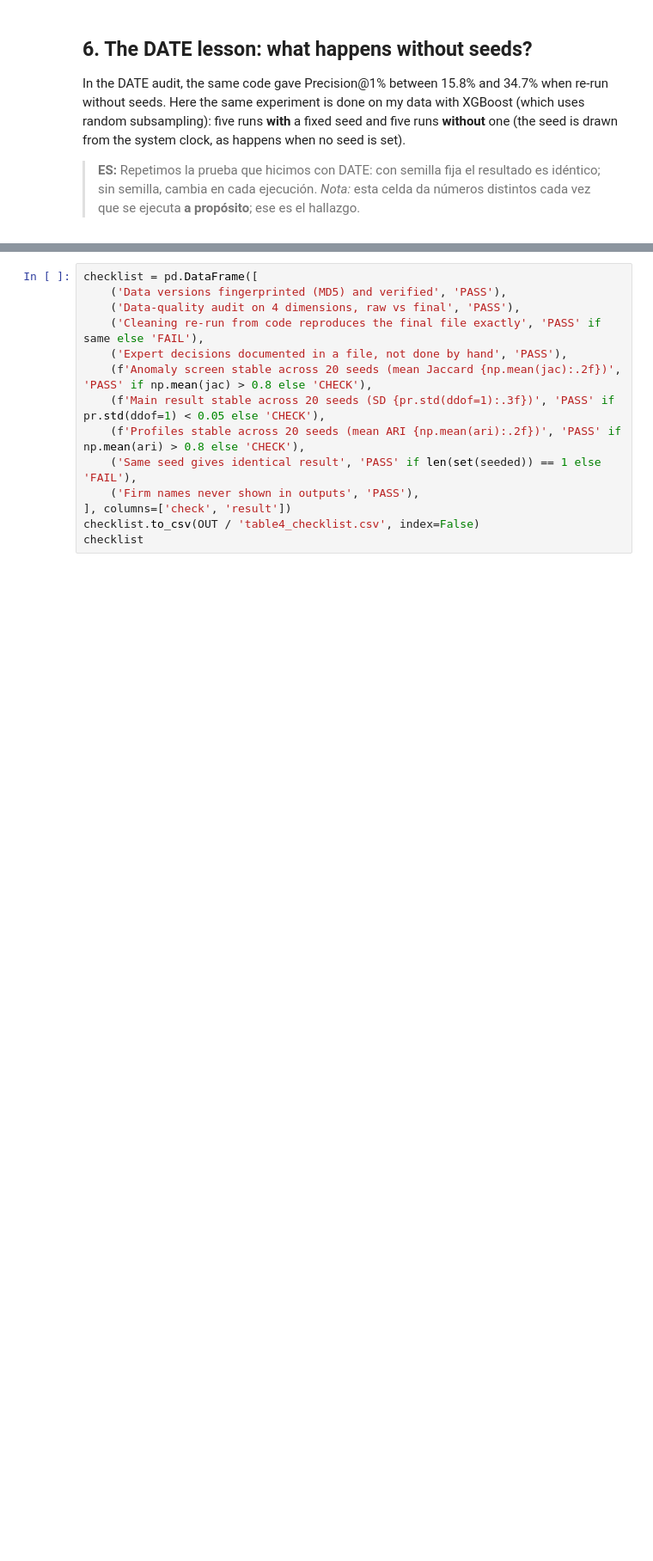
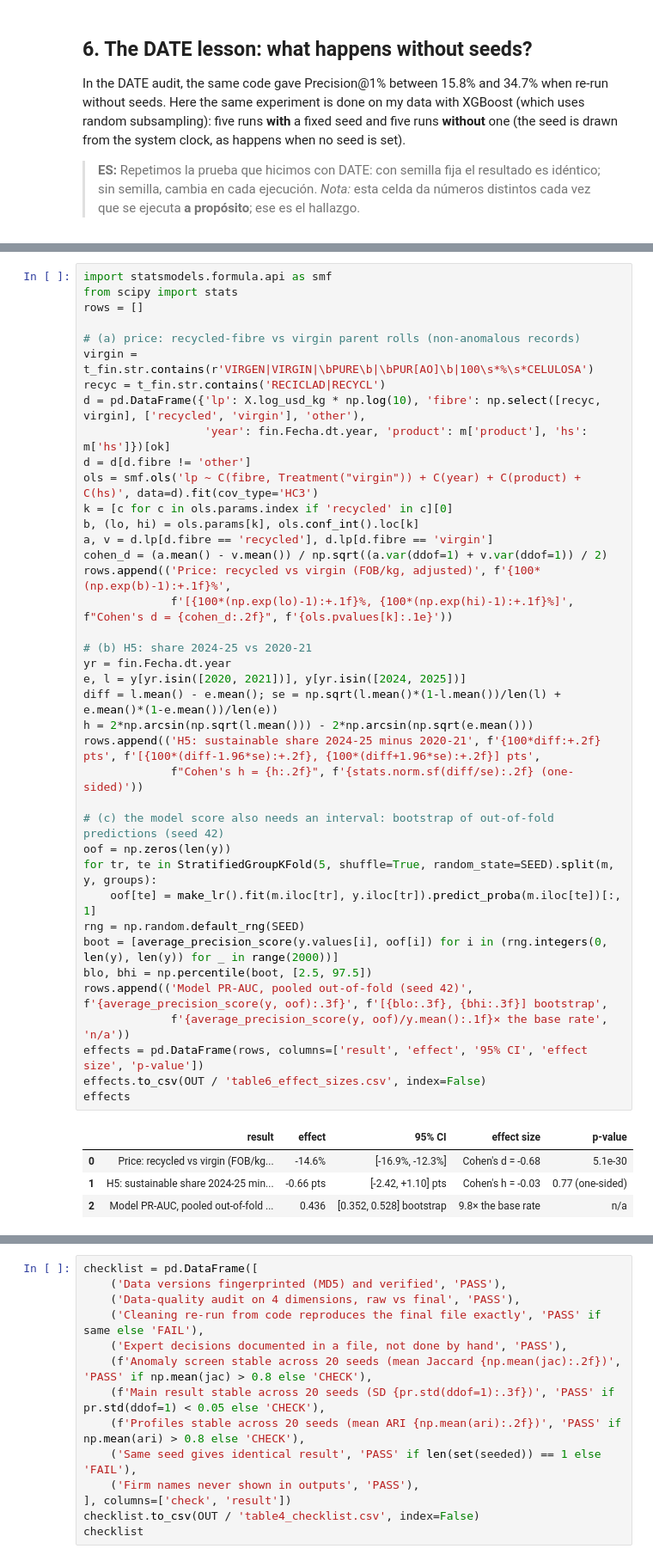
Before and after one commit to angelaacosta-byte/ANGELA-ACOSTA, a Jupyter notebook: AAT DELIVERABLES/6.Reproducibility_Audit_My_Data/D6_Data_Quality_and_Reproducibility_Audit.ipynb, the cells around one changed output, grey strips where cells are left out. Shown at 86% size. Drawn from its saved outputs; the diff is of its cells as text; blank space fills up the shorter version.

```diff
--- a/AAT DELIVERABLES/6.Reproducibility_Audit_My_Data/D6_Data_Quality_and_Reproducibility_Audit.ipynb
+++ b/AAT DELIVERABLES/6.Reproducibility_Audit_My_Data/D6_Data_Quality_and_Reproducibility_Audit.ipynb
@@ -334,0 +404,44 @@ without seed  : [0.3569 0.4916 0.4928 0.4052 0.3997] -> range 0.357–0.493
+# %%
+import statsmodels.formula.api as smf
+from scipy import stats
+rows = []
+
+# (a) price: recycled-fibre vs virgin parent rolls (non-anomalous records)
+virgin = t_fin.str.contains(r'VIRGEN|VIRGIN|\bPURE\b|\bPUR[AO]\b|100\s*%\s*CELULOSA')
+recyc = t_fin.str.contains('RECICLAD|RECYCL')
+d = pd.DataFrame({'lp': X.log_usd_kg * np.log(10), 'fibre': np.select([recyc, virgin], ['recycled', 'virgin'], 'other'),
+                  'year': fin.Fecha.dt.year, 'product': m['product'], 'hs': m['hs']})[ok]
+d = d[d.fibre != 'other']
+ols = smf.ols('lp ~ C(fibre, Treatment("virgin")) + C(year) + C(product) + C(hs)', data=d).fit(cov_type='HC3')
+k = [c for c in ols.params.index if 'recycled' in c][0]
+b, (lo, hi) = ols.params[k], ols.conf_int().loc[k]
+a, v = d.lp[d.fibre == 'recycled'], d.lp[d.fibre == 'virgin']
+cohen_d = (a.mean() - v.mean()) / np.sqrt((a.var(ddof=1) + v.var(ddof=1)) / 2)
+rows.append(('Price: recycled vs virgin (FOB/kg, adjusted)', f'{100*(np.exp(b)-1):+.1f}%',
+             f'[{100*(np.exp(lo)-1):+.1f}%, {100*(np.exp(hi)-1):+.1f}%]', f"Cohen's d = {cohen_d:.2f}", f'{ols.pvalues[k]:.1e}'))
+
+# (b) H5: share 2024-25 vs 2020-21
+yr = fin.Fecha.dt.year
+e, l = y[yr.isin([2020, 2021])], y[yr.isin([2024, 2025])]
+diff = l.mean() - e.mean(); se = np.sqrt(l.mean()*(1-l.mean())/len(l) + e.mean()*(1-e.mean())/len(e))
+h = 2*np.arcsin(np.sqrt(l.mean())) - 2*np.arcsin(np.sqrt(e.mean()))
+rows.append(('H5: sustainable share 2024-25 minus 2020-21', f'{100*diff:+.2f} pts', f'[{100*(diff-1.96*se):+.2f}, {100*(diff+1.96*se):+.2f}] pts',
+             f"Cohen's h = {h:.2f}", f'{stats.norm.sf(diff/se):.2f} (one-sided)'))
+
+# (c) the model score also needs an interval: bootstrap of out-of-fold predictions (seed 42)
+oof = np.zeros(len(y))
+for tr, te in StratifiedGroupKFold(5, shuffle=True, random_state=SEED).split(m, y, groups):
+    oof[te] = make_lr().fit(m.iloc[tr], y.iloc[tr]).predict_proba(m.iloc[te])[:, 1]
+rng = np.random.default_rng(SEED)
+boot = [average_precision_score(y.values[i], oof[i]) for i in (rng.integers(0, len(y), len(y)) for _ in range(2000))]
+blo, bhi = np.percentile(boot, [2.5, 97.5])
+rows.append(('Model PR-AUC, pooled out-of-fold (seed 42)', f'{average_precision_score(y, oof):.3f}', f'[{blo:.3f}, {bhi:.3f}] bootstrap',
+             f'{average_precision_score(y, oof)/y.mean():.1f}× the base rate', 'n/a'))
+effects = pd.DataFrame(rows, columns=['result', 'effect', '95% CI', 'effect size', 'p-value'])
+effects.to_csv(OUT / 'table6_effect_sizes.csv', index=False)
+effects
+# %% [output]
+|  | result | effect | 95% CI | effect size | p-value |
+| 0 | Price: recycled vs virgin (FOB/kg... | -14.6% | [-16.9%, -12.3%] | Cohen's d = -0.68 | 5.1e-30 |
+| 1 | H5: sustainable share 2024-25 min... | -0.66 pts | [-2.42, +1.10] pts | Cohen's h = -0.03 | 0.77 (one-sided) |
+| 2 | Model PR-AUC, pooled out-of-fold ... | 0.436 | [0.352, 0.528] bootstrap | 9.8× the base rate | n/a |
```
Also changed, not shown: parts of 13 cells of this notebook, 3 other files.
